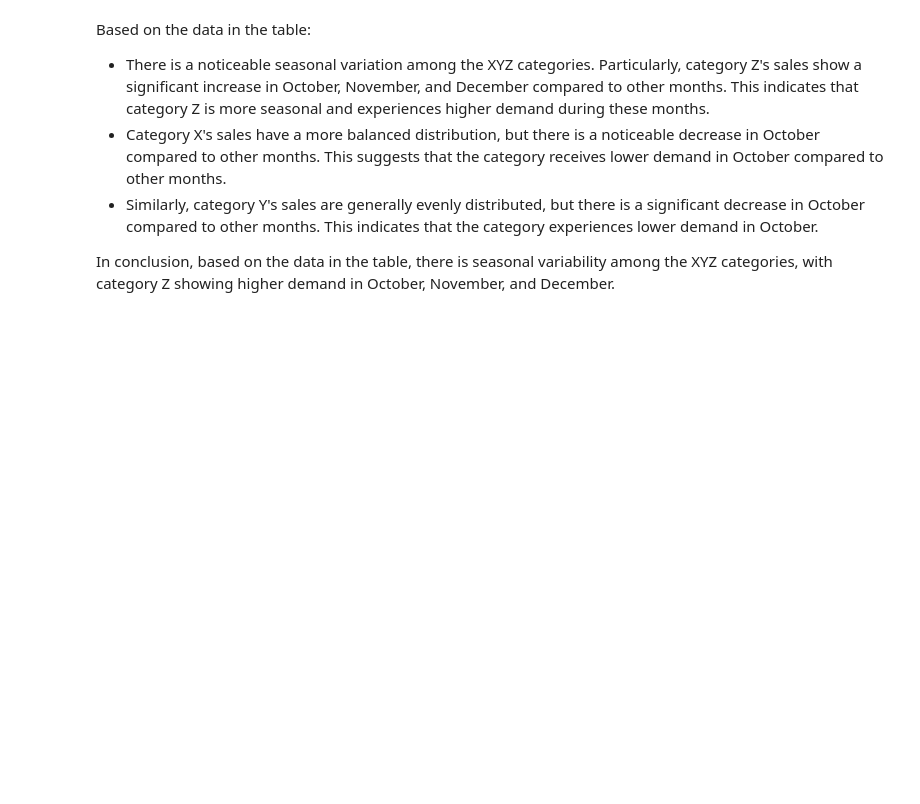
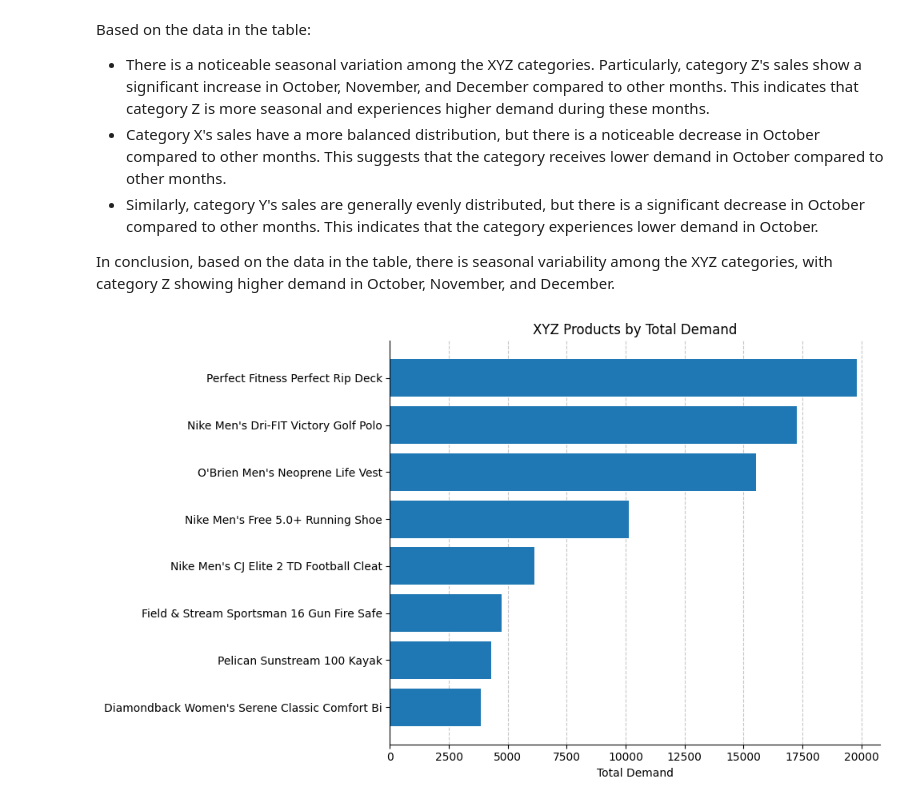
Before and after one commit to emirhansilsupur/supply-chain-analytics-forecasting, a Jupyter notebook: SC_Analytics_Forecasting.ipynb, the cells around one changed output. Saved outputs shown, nothing was run; the diff lists cells and outputs as text; code cells hidden in the pictures; blank space fills up the shorter version.

Commit message:
Add chart for category X

```diff
--- a/SC_Analytics_Forecasting.ipynb
+++ b/SC_Analytics_Forecasting.ipynb
@@ -1100,3 +1122,30 @@ Based on the data in the table:
 - Similarly, category Y's sales are generally evenly distributed, but there is a significant decrease in October compared to other months. This indicates that the category experiences lower demand in October.
 
 In conclusion, based on the data in the table, there is seasonal variability among the XYZ categories, with category Z showing higher demand in October, November, and December.
+# %%
+df_xyz = df_cp_wide[df_cp_wide['xyz'] == 'X'].sort_values(by='total_demand', ascending=False)
+
+plt.figure(figsize=(10, 6))
+bars = plt.barh(df_xyz['Product Name'], df_xyz['total_demand'], color='tab:blue')
+
+# Set the zorder of the bars to a higher value than the grid lines
+for bar in bars:
+    bar.set_zorder(2)
+
+plt.gca().spines["top"].set_visible(False)
+plt.gca().spines["right"].set_visible(False)
+plt.xlabel('Total Demand')
+plt.title('XYZ Products by Total Demand')
+plt.gca().invert_yaxis()
+
+# Add the grid and set the zorder of the grid lines to a lower value than the bars
+plt.grid(axis='x', linestyle='--', alpha=0.7, fillstyle="left")
+
+# Access the grid lines through the current axes and set their zorder
+for line in plt.gca().get_xgridlines():
+    line.set_zorder(1)
+
+plt.tight_layout()
+plt.show()
+# %% [output]
+[figure, added]
```
Also changed, not shown: parts of 3 cells of this notebook.
